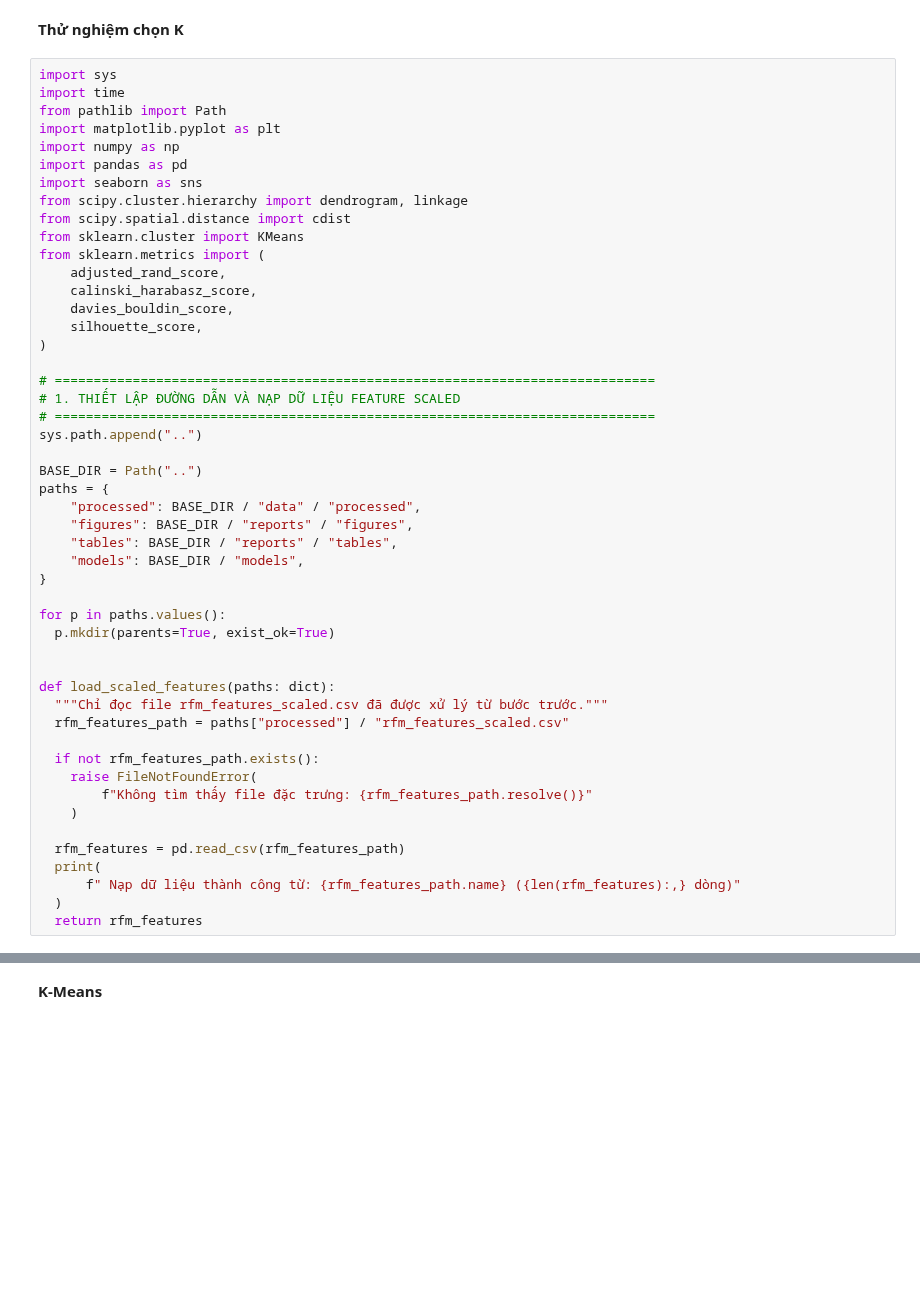
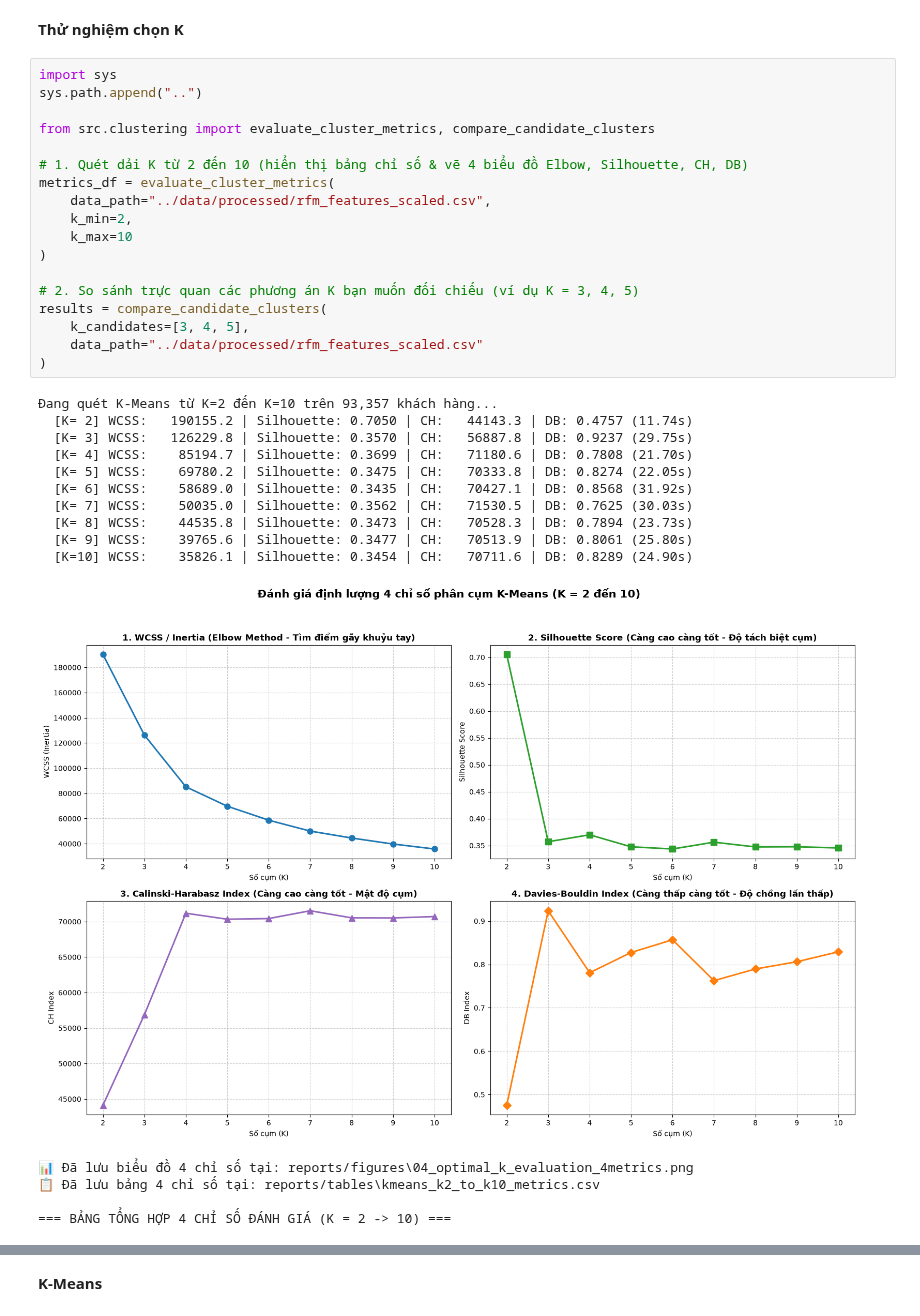
Before and after one commit to saun297/PROJECT-REPO, a Jupyter notebook: notebooks/03_clustering_experiments.ipynb, the cells around one changed output, grey strips where cells are left out. Drawn from its saved outputs; the diff is of its cells as text; blank space fills up the shorter version.

```diff
--- a/notebooks/03_clustering_experiments.ipynb
+++ b/notebooks/03_clustering_experiments.ipynb
@@ -2,50 +2,35 @@
 **Thử nghiệm chọn K**
 # %%
 import sys
-import time
-from pathlib import Path
-import matplotlib.pyplot as plt
-import numpy as np
-import pandas as pd
-import seaborn as sns
-from scipy.cluster.hierarchy import dendrogram, linkage
-from scipy.spatial.distance import cdist
-from sklearn.cluster import KMeans
-from sklearn.metrics import (
-    adjusted_rand_score,
-    calinski_harabasz_score,
-    davies_bouldin_score,
-    silhouette_score,
+sys.path.append("..")
+
+from src.clustering import evaluate_cluster_metrics, compare_candidate_clusters
+
+# 1. Quét dải K từ 2 đến 10 (hiển thị bảng chỉ số & vẽ 4 biểu đồ Elbow, Silhouette, CH, DB)
+metrics_df = evaluate_cluster_metrics(
+    data_path="../data/processed/rfm_features_scaled.csv",
+    k_min=2,
+    k_max=10
 )
 
-# =============================================================================
-# 1. THIẾT LẬP ĐƯỜNG DẪN VÀ NẠP DỮ LIỆU FEATURE SCALED
-# =============================================================================
-sys.path.append("..")
-
-BASE_DIR = Path("..")
-paths = {
-    "processed": BASE_DIR / "data" / "processed",
-    "figures": BASE_DIR / "reports" / "figures",
-    "tables": BASE_DIR / "reports" / "tables",
-    "models": BASE_DIR / "models",
-}
-
-for p in paths.values():
-  p.mkdir(parents=True, exist_ok=True)
-
-
-def load_scaled_features(paths: dict):
-  """Chỉ đọc file rfm_features_scaled.csv đã được xử lý từ bước trước."""
-  rfm_features_path = paths["processed"] / "rfm_features_scaled.csv"
-
-  if not rfm_features_path.exists():
-    raise FileNotFoundError(
-        f"Không tìm thấy file đặc trưng: {rfm_features_path.resolve()}"
-    )
-
-  rfm_features = pd.read_csv(rfm_features_path)
-  print(
-      f" Nạp dữ liệu thành công từ: {rfm_features_path.name} ({len(rfm_features):,} dòng)"
-  )
-  return rfm_features
+# 2. So sánh trực quan các phương án K bạn muốn đối chiếu (ví dụ K = 3, 4, 5)
+results = compare_candidate_clusters(
+    k_candidates=[3, 4, 5],
+    data_path="../data/processed/rfm_features_scaled.csv"
+)
+# %% [output]
+Đang quét K-Means từ K=2 đến K=10 trên 93,357 khách hàng...
+  [K= 2] WCSS:   190155.2 | Silhouette: 0.7050 | CH:   44143.3 | DB: 0.4757 (11.74s)
+  [K= 3] WCSS:   126229.8 | Silhouette: 0.3570 | CH:   56887.8 | DB: 0.9237 (29.75s)
+  [K= 4] WCSS:    85194.7 | Silhouette: 0.3699 | CH:   71180.6 | DB: 0.7808 (21.70s)
+  [K= 5] WCSS:    69780.2 | Silhouette: 0.3475 | CH:   70333.8 | DB: 0.8274 (22.05s)
+  [K= 6] WCSS:    58689.0 | Silhouette: 0.3435 | CH:   70427.1 | DB: 0.8568 (31.92s)
+  [K= 7] WCSS:    50035.0 | Silhouette: 0.3562 | CH:   71530.5 | DB: 0.7625 (30.03s)
+  [K= 8] WCSS:    44535.8 | Silhouette: 0.3473 | CH:   70528.3 | DB: 0.7894 (23.73s)
+  [K= 9] WCSS:    39765.6 | Silhouette: 0.3477 | CH:   70513.9 | DB: 0.8061 (25.80s)
+  [K=10] WCSS:    35826.1 | Silhouette: 0.3454 | CH:   70711.6 | DB: 0.8289 (24.90s)
+[figure, added]
+📊 Đã lưu biểu đồ 4 chỉ số tại: reports/figures\04_optimal_k_evaluation_4metrics.png
+📋 Đã lưu bảng 4 chỉ số tại: reports/tables\kmeans_k2_to_k10_metrics.csv
+
+=== BẢNG TỔNG HỢP 4 CHỈ SỐ ĐÁNH GIÁ (K = 2 -> 10) ===
```
Also changed, not shown: parts of 8 cells of this notebook, 19 other files.
